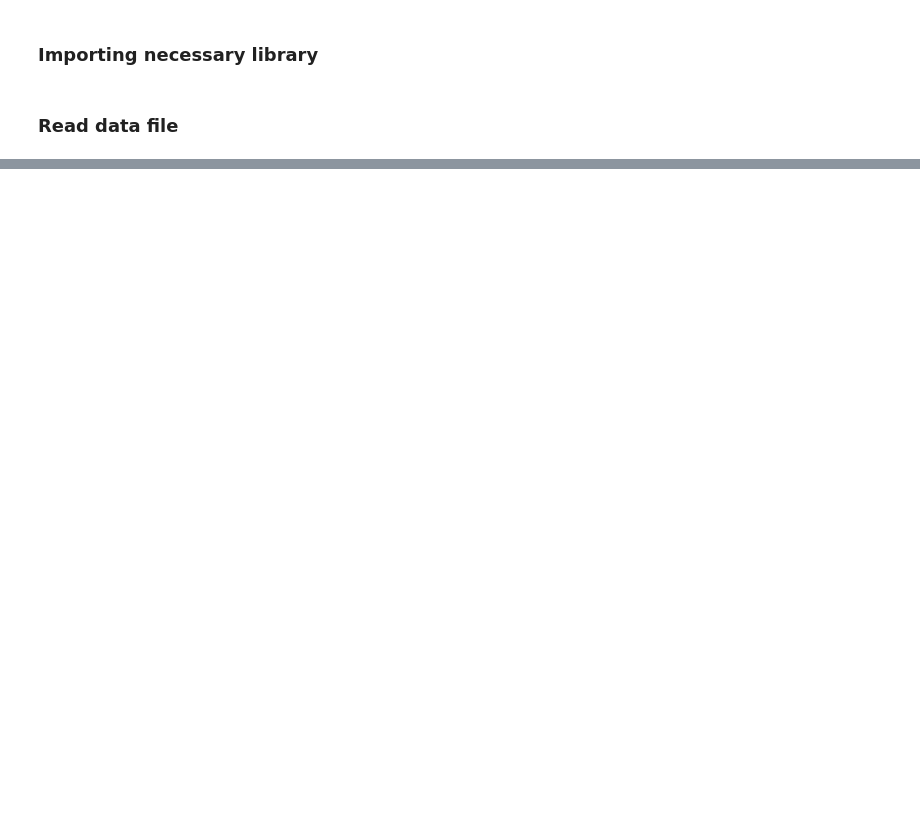
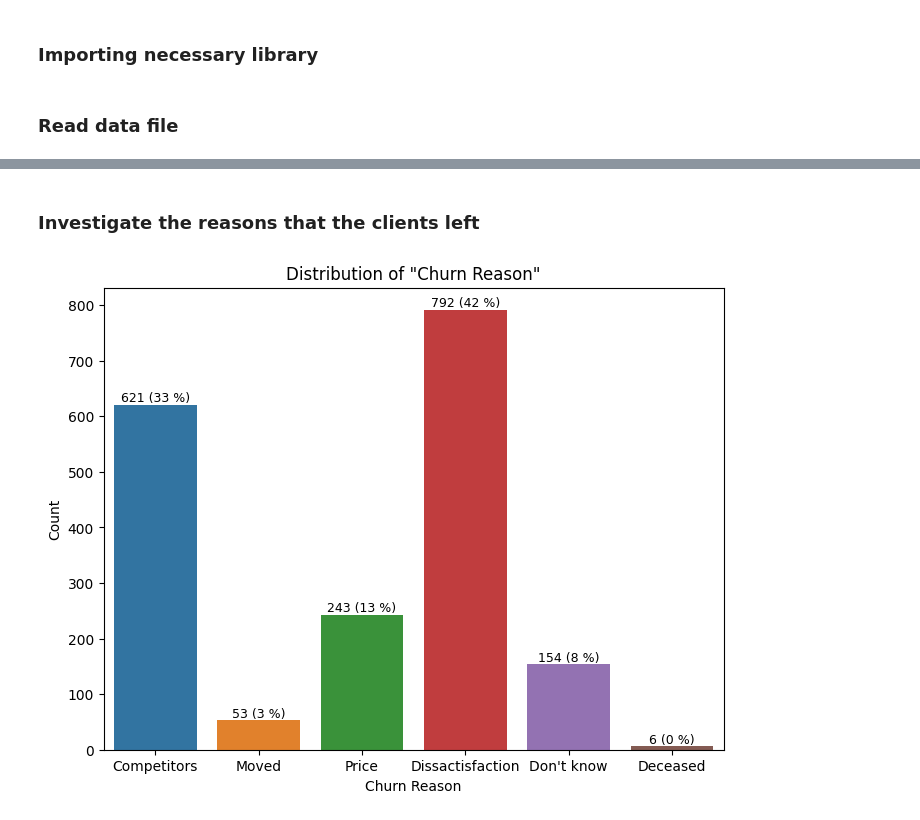
Before and after one commit to ABF-QC/Module2_Project2_team, a Jupyter notebook: notebook/Data_Analysis.ipynb, the cells around one changed output, grey strips where cells are left out. Saved outputs shown, nothing was run; the diff lists cells and outputs as text; code cells hidden in the pictures; blank space fills up the shorter version.

```diff
--- a/notebook/Data_Analysis.ipynb
+++ b/notebook/Data_Analysis.ipynb
@@ -37,0 +154,25 @@ churn_df
+# %% [markdown]
+### Investigate the reasons that the clients left
+# %%
+# Create figure and adjust size
+plt.figure(figsize=(8,6))
+
+# Create count plot
+ax = sns.countplot(churn_df[churn_df['Churn Value'] == 1 ], x='Churn Reason', hue='Churn Reason', legend=False)
+
+# Add title
+ax.set_title('Distribution of "Churn Reason"')
+
+# Add axis labels
+ax.set_xlabel('Churn Reason')
+ax.set_ylabel('Count')
+
+# Add column labels
+for index, artist in enumerate(ax.containers) :
+    labels = [f'{v:.0f} ({(v/len(churn_df[churn_df['Churn Value'] == 1 ])) * 100:.0f} %)'  if v else '' for v in artist.datavalues]
+    ax.bar_label(artist, labels=labels, fontsize = 9)
+
+# Show plot
+plt.show()
+# %% [output]
+[figure, added]
```
Also changed, not shown: parts of 13 cells of this notebook, 2 other files.
